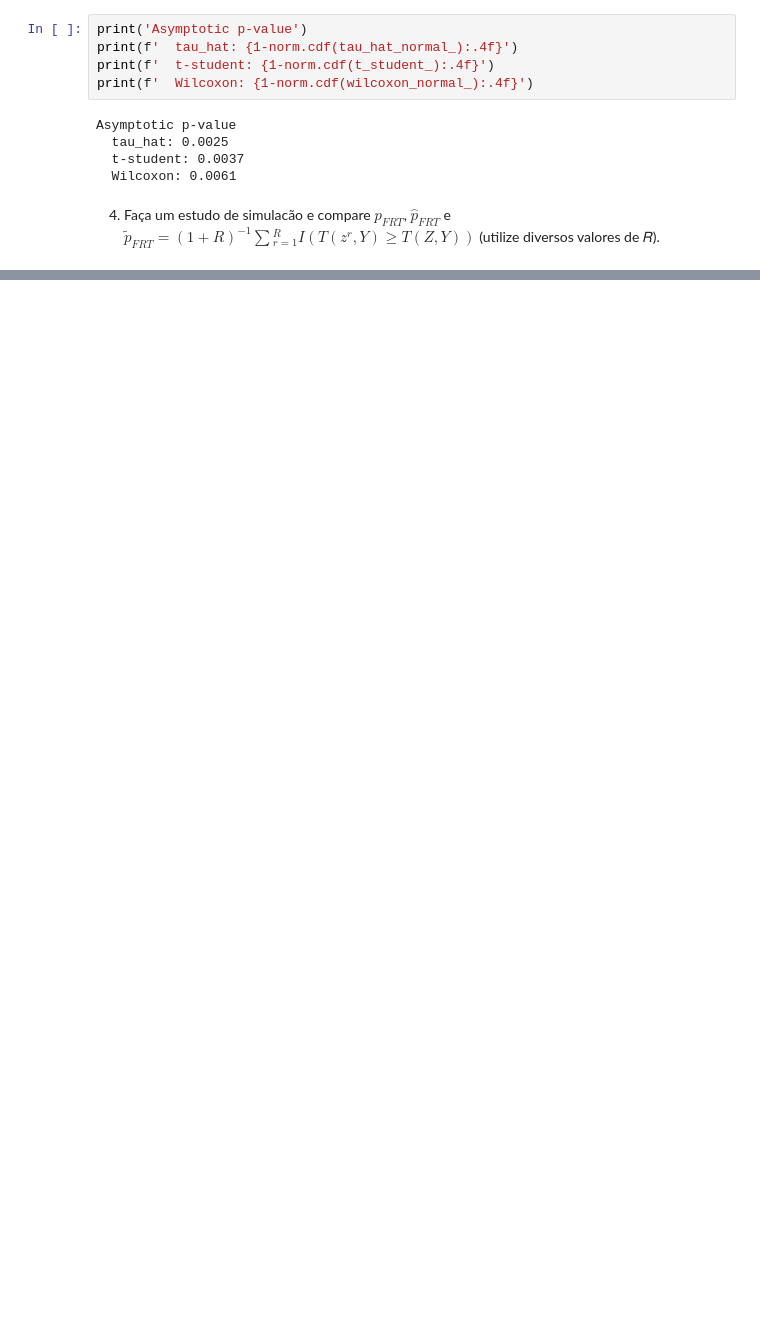
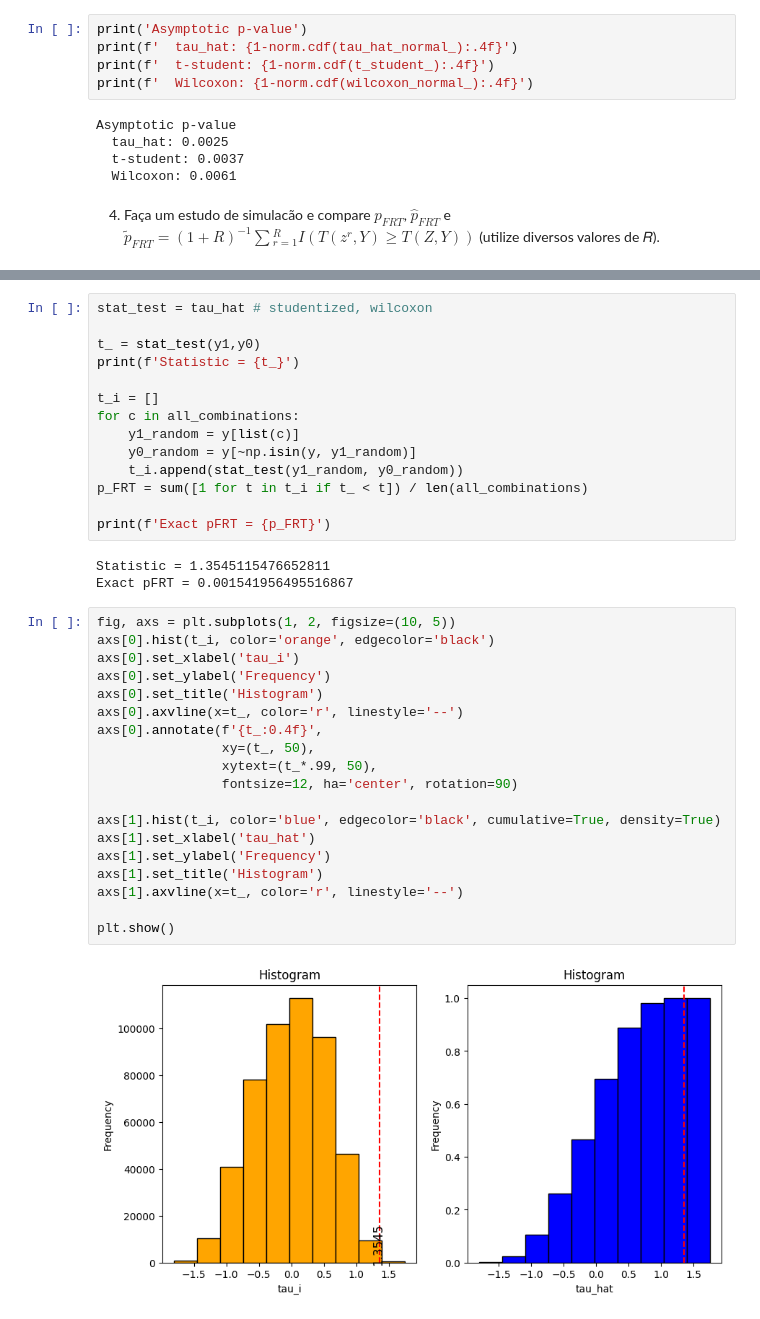
Before and after one commit to TiagoCAAmorim/causal_inference, a Jupyter notebook: Lista02/Lista02.ipynb, the cells around one changed output, grey strips where cells are left out. Cells and saved outputs as stored; diff of their text form; blank space fills up the shorter version.

```diff
--- a/Lista02/Lista02.ipynb
+++ b/Lista02/Lista02.ipynb
@@ -180,0 +191,38 @@ Name: treat, Length: 445, dtype: int32
+# %%
+stat_test = tau_hat # studentized, wilcoxon
+
+t_ = stat_test(y1,y0)
+print(f'Statistic = {t_}')
+
+t_i = []
+for c in all_combinations:
+    y1_random = y[list(c)]
+    y0_random = y[~np.isin(y, y1_random)]
+    t_i.append(stat_test(y1_random, y0_random))
+p_FRT = sum([1 for t in t_i if t_ < t]) / len(all_combinations)
+
+print(f'Exact pFRT = {p_FRT}')
+# %% [output]
+Statistic = 1.3545115476652811
+Exact pFRT = 0.001541956495516867
+# %%
+fig, axs = plt.subplots(1, 2, figsize=(10, 5))
+axs[0].hist(t_i, color='orange', edgecolor='black')
+axs[0].set_xlabel('tau_i')
+axs[0].set_ylabel('Frequency')
+axs[0].set_title('Histogram')
+axs[0].axvline(x=t_, color='r', linestyle='--')
+axs[0].annotate(f'{t_:0.4f}',
+                xy=(t_, 50),
+                xytext=(t_*.99, 50),
+                fontsize=12, ha='center', rotation=90)
+
+axs[1].hist(t_i, color='blue', edgecolor='black', cumulative=True, density=True)
+axs[1].set_xlabel('tau_hat')
+axs[1].set_ylabel('Frequency')
+axs[1].set_title('Histogram')
+axs[1].axvline(x=t_, color='r', linestyle='--')
+
+plt.show()
+# %% [output]
+[figure, added]
```
Also changed, not shown: parts of 20 cells of this notebook, 1 other file.
